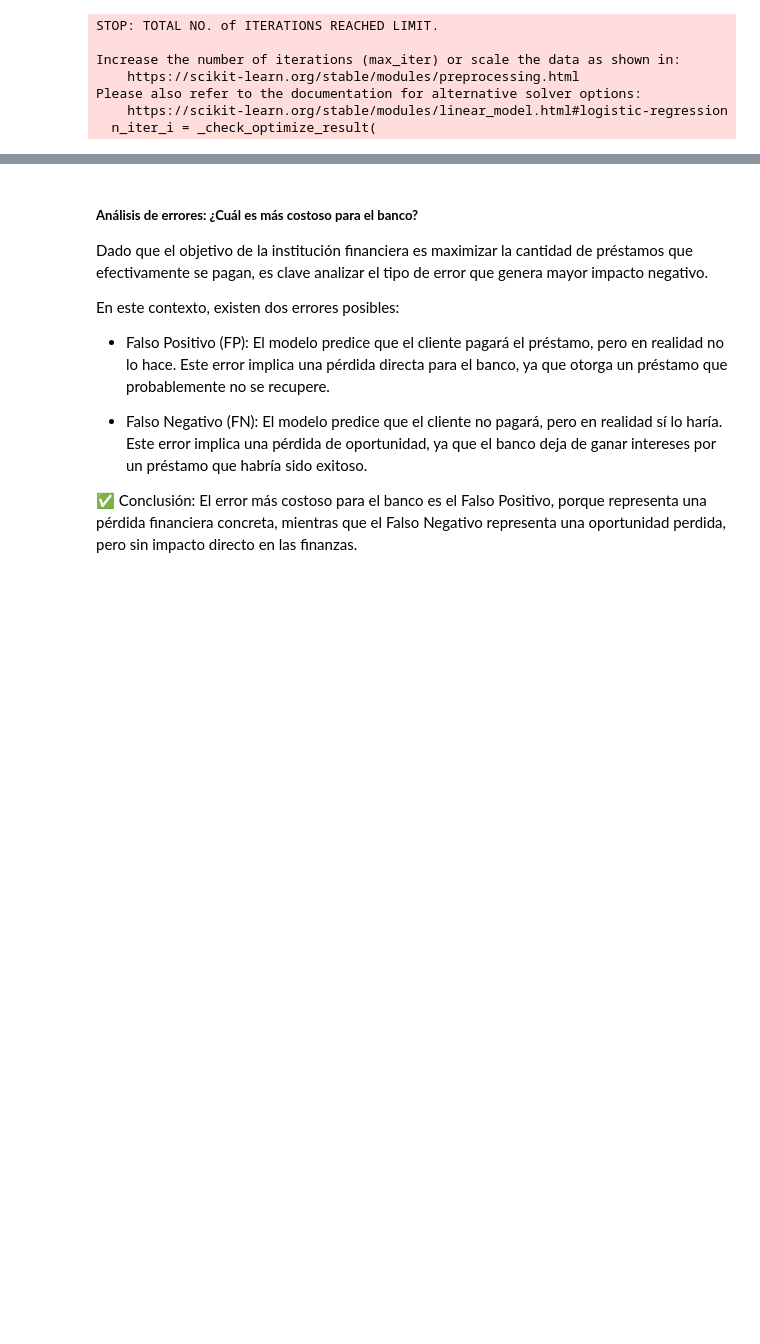
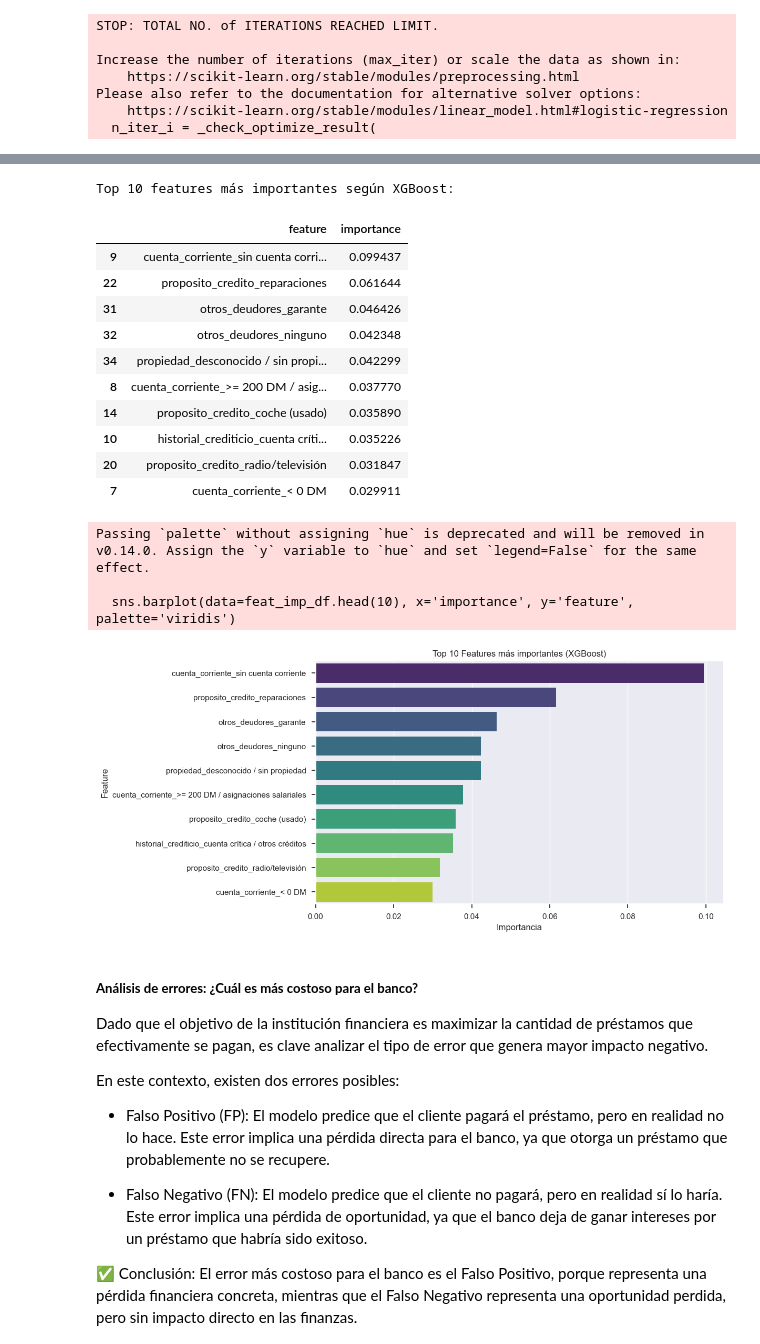
Before and after one commit to lucasbarreiroe/Analisis-sobre-la-otorgacion-de-creditos, a Jupyter notebook: notebook.ipynb, the cells around one changed output, grey strips where cells are left out. Saved outputs shown, nothing was run; the diff lists cells and outputs as text; code cells hidden in the pictures; blank space fills up the shorter version.

```diff
--- a/notebook.ipynb
+++ b/notebook.ipynb
@@ -856,3 +862,39 @@ F1-score: 0.770
+# %%
+# Selección de features más importantes según el modelo XGBoost
+importances = xgb_model.feature_importances_
+features = X.columns
+
+
+feat_imp_df = pd.DataFrame({'feature': features, 'importance': importances})
+feat_imp_df = feat_imp_df.sort_values(by='importance', ascending=False)
+
+# Las 10 features más importantes
+print("Top 10 features más importantes según XGBoost:")
+display(feat_imp_df.head(10))
+
+plt.figure(figsize=(10, 6))
+sns.barplot(data=feat_imp_df.head(10), x='importance', y='feature', palette='viridis')
+plt.title('Top 10 Features más importantes (XGBoost)')
+plt.xlabel('Importancia')
+plt.ylabel('Feature')
+plt.show()
+# %% [output]
+Top 10 features más importantes según XGBoost:
+|  | feature | importance |
+| 9 | cuenta_corriente_sin cuenta corri... | 0.099437 |
+| 22 | proposito_credito_reparaciones | 0.061644 |
+| 31 | otros_deudores_garante | 0.046426 |
+| 32 | otros_deudores_ninguno | 0.042348 |
+| 34 | propiedad_desconocido / sin propi... | 0.042299 |
+| 8 | cuenta_corriente_>= 200 DM / asig... | 0.037770 |
+| 14 | proposito_credito_coche (usado) | 0.035890 |
+| 10 | historial_crediticio_cuenta críti... | 0.035226 |
+| 20 | proposito_credito_radio/televisión | 0.031847 |
+| 7 | cuenta_corriente_< 0 DM | 0.029911 |
+Passing `palette` without assigning `hue` is deprecated and will be removed in v0.14.0. Assign the `y` variable to `hue` and set `legend=False` for the same effect.
+
+  sns.barplot(data=feat_imp_df.head(10), x='importance', y='feature', palette='viridis')
+[figure, added]
 # %% [markdown]
 ##### **Análisis de errores: ¿Cuál es más costoso para el banco?**
 Dado que el objetivo de la institución financiera es maximizar la cantidad de préstamos que efectivamente se pagan, es clave analizar el tipo de error que genera mayor impacto negativo.
```
Also changed, not shown: parts of 42 cells of this notebook.
